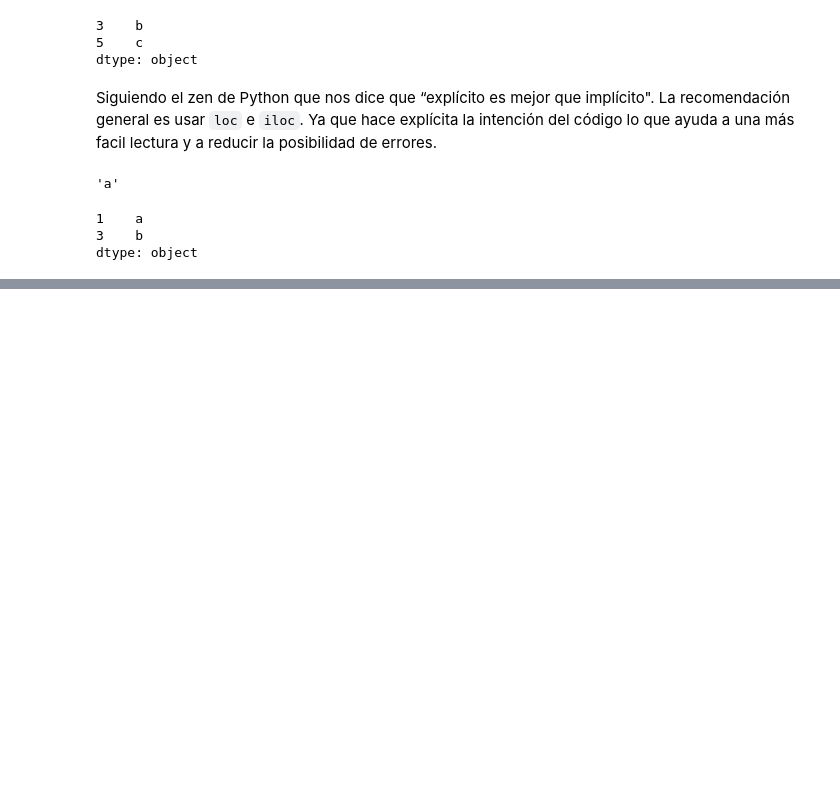
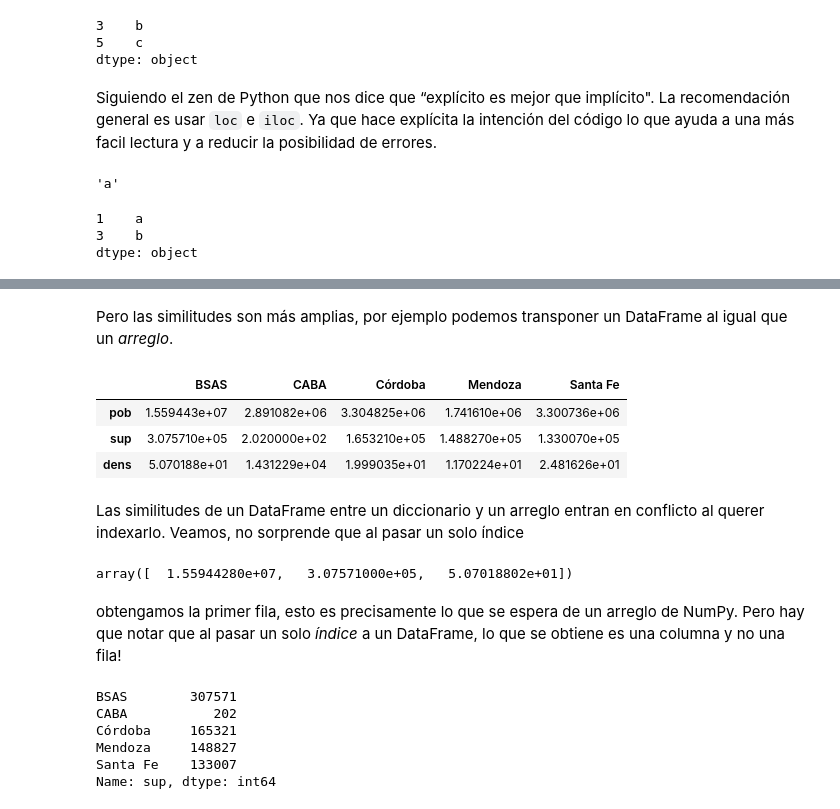
Before and after one commit to aloctavodia/intro_ciencia_de_datos, a Jupyter notebook: 03_Manipulación_de_datos_y_Pandas.ipynb, the cells around one changed output, grey strips where cells are left out. Drawn from its saved outputs; the diff is of its cells as text; code cells hidden in the pictures; blank space fills up the shorter version.

```diff
--- a/03_Manipulación_de_datos_y_Pandas.ipynb
+++ b/03_Manipulación_de_datos_y_Pandas.ipynb
@@ -757,0 +822,26 @@ Veamos ahora estas operaciones para DataFrames
+# %% [markdown]
+Pero las similitudes son más amplias, por ejemplo podemos transponer un DataFrame al igual que un _arreglo_.
+# %%
+datos.T
+# %% [output]
+|  | BSAS | CABA | Córdoba | Mendoza | Santa Fe |
+| pob | 1.559443e+07 | 2.891082e+06 | 3.304825e+06 | 1.741610e+06 | 3.300736e+06 |
+| sup | 3.075710e+05 | 2.020000e+02 | 1.653210e+05 | 1.488270e+05 | 1.330070e+05 |
+| dens | 5.070188e+01 | 1.431229e+04 | 1.999035e+01 | 1.170224e+01 | 2.481626e+01 |
+# %% [markdown]
+Las similitudes de un DataFrame entre un diccionario y un arreglo entran en conflicto al querer indexarlo. Veamos, no sorprende que al pasar un solo índice
+# %%
+datos.values[0]
+# %% [output]
+array([  1.55944280e+07,   3.07571000e+05,   5.07018802e+01])
+# %% [markdown]
+obtengamos la primer fila, esto es precisamente lo que se espera de un arreglo de NumPy. Pero hay que notar que al pasar un solo _índice_ a un DataFrame, lo que se obtiene es una columna y no una fila!
+# %%
+datos['sup']
+# %% [output]
+BSAS        307571
+CABA           202
+Córdoba     165321
+Mendoza     148827
+Santa Fe    133007
+Name: sup, dtype: int64
```
Also changed, not shown: parts of 43 cells of this notebook.
